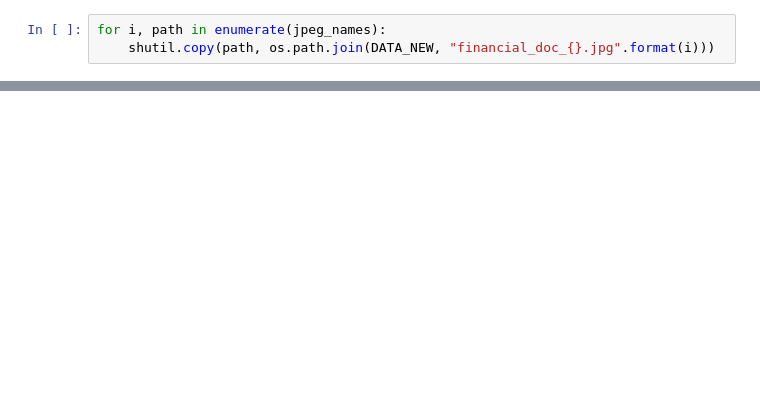
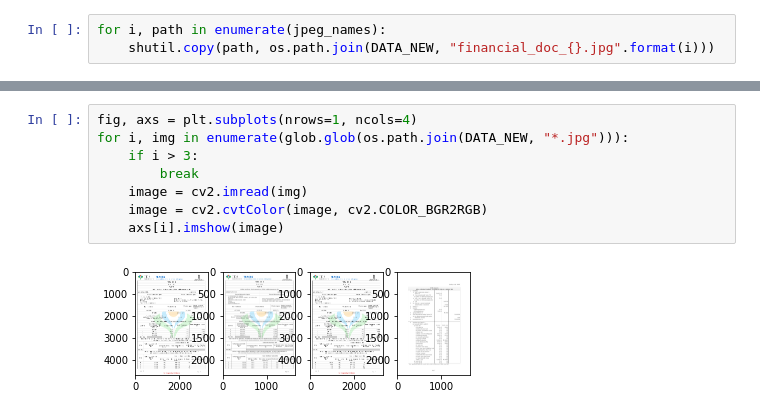
Before and after one commit to parth-shastri/DocExtraction, a Jupyter notebook: notebooks/01_Datav_viz_eda.ipynb, the cells around one changed output, grey strips where cells are left out. Drawn from its saved outputs; the diff is of its cells as text; blank space fills up the shorter version.

```diff
--- a/notebooks/01_Datav_viz_eda.ipynb
+++ b/notebooks/01_Datav_viz_eda.ipynb
@@ -42,0 +50,10 @@ PDFInfoNotInstalledError: Unable to get page count. Is poppler installed and in
+# %%
+fig, axs = plt.subplots(nrows=1, ncols=4)
+for i, img in enumerate(glob.glob(os.path.join(DATA_NEW, "*.jpg"))):
+    if i > 3:
+        break
+    image = cv2.imread(img)
+    image = cv2.cvtColor(image, cv2.COLOR_BGR2RGB)
+    axs[i].imshow(image)
+# %% [output]
+[figure, added]
```
Also changed, not shown: parts of 4 cells of this notebook.
